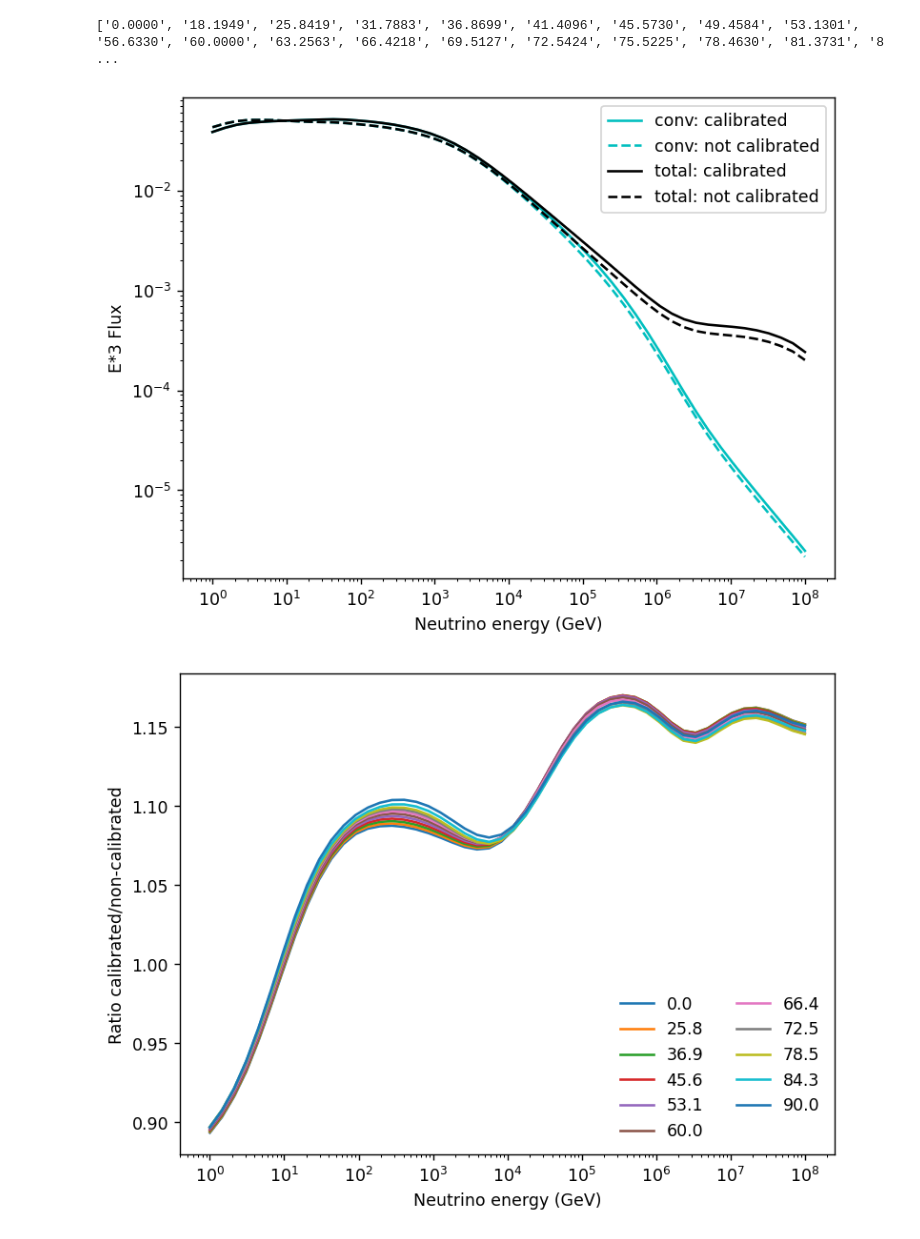
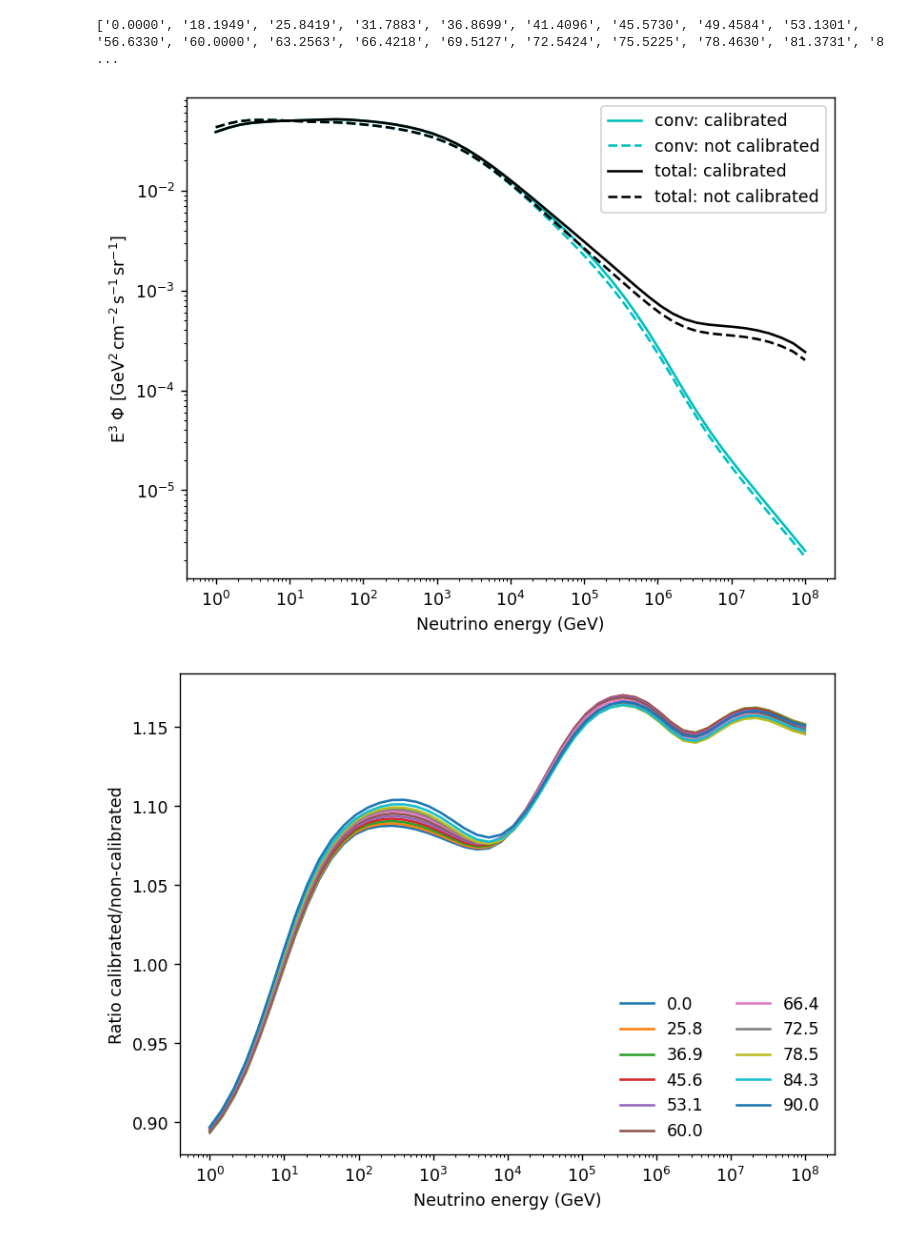
Before and after one commit to mceq-project/daemonflux, a Jupyter notebook: examples/example.ipynb, the cells around one changed output. Saved outputs shown, nothing was run; the diff lists cells and outputs as text; code cells hidden in the pictures.

```diff
--- a/examples/example.ipynb
+++ b/examples/example.ipynb
@@ -44,34 +44,35 @@ print(fl.zenith_angles)
 # %%
 plt.figure()
 plt.loglog(
     egrid, fl.flux(egrid, "60.0000", "numuflux"), color="c", label="conv: calibrated"
 )
 plt.loglog(
     egrid,
     fl_nc.flux(egrid, "60.0000", "numuflux"),
     color="c",
     ls="--",
     label="conv: not calibrated",
 )
 plt.loglog(
     egrid,
     fl.flux(egrid, "60.0000", "total_numuflux"),
     color="k",
     label="total: calibrated",
 )
 plt.loglog(
     egrid,
     fl_nc.flux(egrid, "60.0000", "total_numuflux"),
     color="k",
     ls="--",
     label="total: not calibrated",
 )
 plt.xlabel("Neutrino energy (GeV)")
-plt.ylabel("E*3 Flux")
+# plt.ylabel(r"E$^3$ $\Phi$ [GeV$^2\,$cm$^{-2}\,$s$^{-1}\,$sr$^{-1}$]")
+plt.ylabel(r"E$^3$ $\Phi$ [GeV$^2\,$cm$^{-2}\,$s$^{-1}\,$sr$^{-1}$]")
 plt.legend()
 plt.tight_layout()
 # %% [output]
-[figure, old version]
+[figure, new version]
 # %%
 plt.figure()
 # Compare calibrated vs non-calibrated for each zenith angle
```
Also changed, not shown: parts of 5 cells of this notebook, 3 other files.
